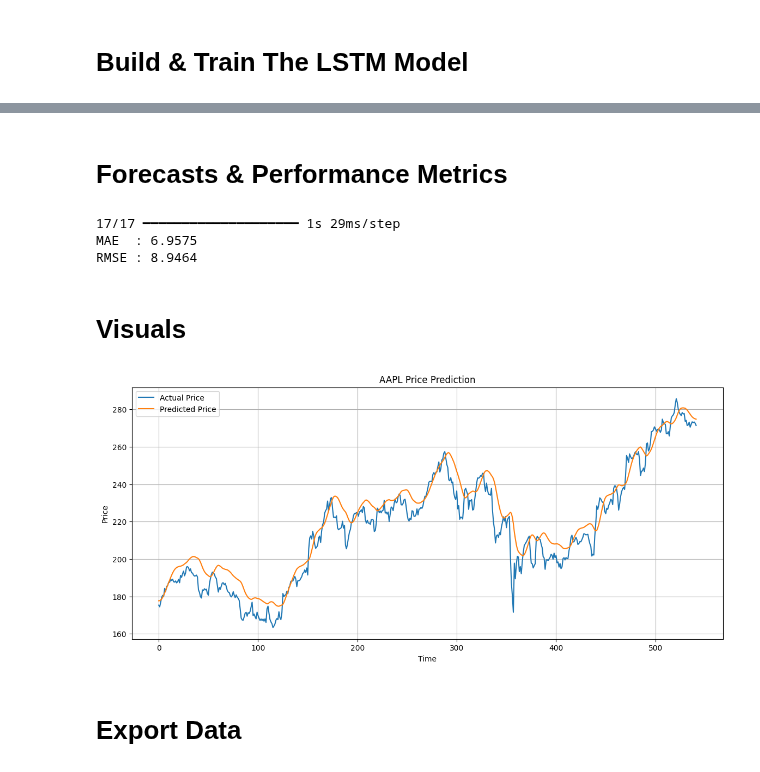
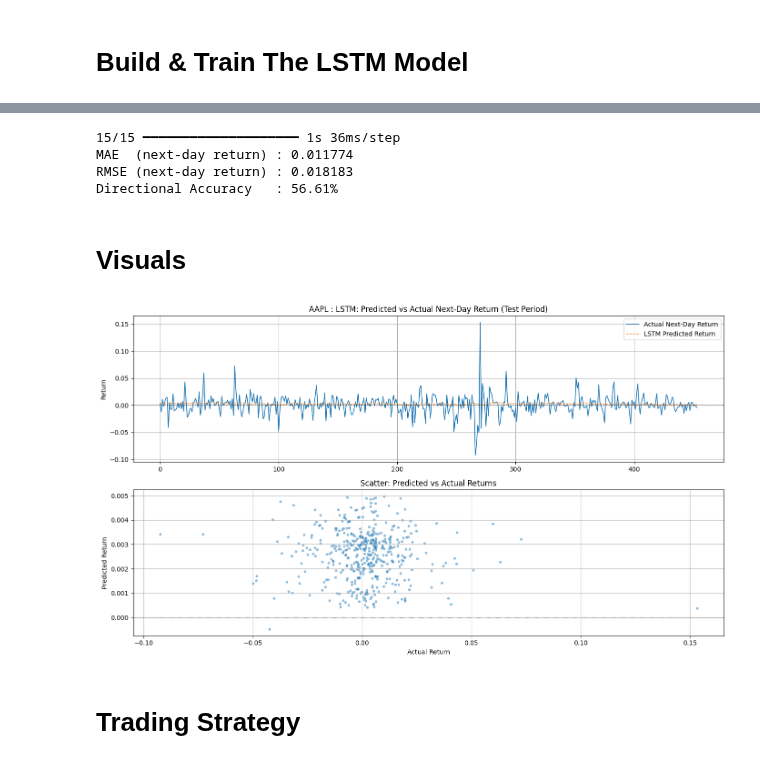
Before and after one commit to aachen-investment-club/AIC-ML, a Jupyter notebook: prototypes/Models/LSTM/LSTM_template.ipynb, the cells around one changed output, grey strips where cells are left out. Cells and saved outputs as stored; diff of their text form; code cells hidden in the pictures.

Commit message:
adjusted to use LSTM for creating the trading signals

```diff
--- a/prototypes/Models/LSTM/LSTM_template.ipynb
+++ b/prototypes/Models/LSTM/LSTM_template.ipynb
@@ -70,8 +122,7 @@ print("Training samples:", len(X_train), "\nTesting samples:", len(X_test))
 # %%
 model = Sequential()
 
-model.add(LSTM(units=64, return_sequences=True,
-               input_shape=(X_train.shape[1], 1)))
+model.add(LSTM(units=64, return_sequences=True, input_shape=(X_train.shape[1], X_train.shape[2])))
 model.add(Dropout(0.2))
 
 model.add(LSTM(units=64))
@@ -83,11 +134,14 @@ model.compile(optimizer="adam", loss="mean_squared_error")
 
 model.summary()
 
+early_stop = EarlyStopping(monitor="val_loss", patience=5, restore_best_weights=True)
+
 history = model.fit(
     X_train,
     y_train,
-    epochs=10,
+    epochs=50,
     batch_size=32,
     validation_data=(X_test, y_test),
+    callbacks=[early_stop],
     verbose=1
 )
@@ -94,41 +184,46 @@ history = model.fit(
-# %% [markdown]
-# Forecasts & Performance Metrics
 # %%
-# Forecast scaled values
-predictions = model.predict(X_test)
+# prediction on test data
+pred_return_scaled = model.predict(X_test)
 
-# Inverse transform
-predictions = scaler.inverse_transform(predictions.reshape(-1,1))
-y_test_actual = scaler.inverse_transform(y_test.reshape(-1,1))
+# inverse-transform to unscale the scaled data
+pred_returns   = target_scaler.inverse_transform(pred_return_scaled).flatten()
+actual_returns = target_scaler.inverse_transform(y_test.reshape(-1, 1)).flatten()
 
-predictions[:5]
+mae  = mean_absolute_error(actual_returns, pred_returns)
+rmse = np.sqrt(mean_squared_error(actual_returns, pred_returns))
+direction_acc = np.mean(np.sign(pred_returns) == np.sign(actual_returns))
 
-mae = mean_absolute_error(y_test_actual, predictions)
-rmse = np.sqrt(mean_squared_error(y_test_actual, predictions))
-
-print(f"MAE  : {mae:.4f}")
-print(f"RMSE : {rmse:.4f}")
+print(f"MAE  (next-day return) : {mae:.6f}")
+print(f"RMSE (next-day return) : {rmse:.6f}")
+print(f"Directional Accuracy   : {direction_acc:.2%}")
 # %% [output]
-17/17 ━━━━━━━━━━━━━━━━━━━━ 1s 29ms/step
-MAE  : 6.9575
-RMSE : 8.9464
+15/15 ━━━━━━━━━━━━━━━━━━━━ 1s 36ms/step
+MAE  (next-day return) : 0.011774
+RMSE (next-day return) : 0.018183
+Directional Accuracy   : 56.61%
 # %% [markdown]
 # Visuals
 # %%
-plt.figure(figsize=(14,6))
+fig, axes = plt.subplots(2, 1, figsize=(14, 8))
 
-plt.plot(y_test_actual, label="Actual Price")
-plt.plot(predictions, label="Predicted Price")
+axes[0].plot(actual_returns, label="Actual Next-Day Return", linewidth=1.2)
+axes[0].plot(pred_returns,   label="LSTM Predicted Return", linestyle="--", linewidth=1)
+axes[0].axhline(0, color="black", linewidth=0.8, linestyle=":")
+axes[0].set_title(f"{ticker} : LSTM: Predicted vs Actual Next-Day Return (Test Period)")
+axes[0].set_ylabel("Return")
+axes[0].legend(); axes[0].grid(True)
 
-plt.title(f"{ticker} Price Prediction")
-plt.xlabel("Time")
-plt.ylabel("Price")
+axes[1].scatter(actual_returns, pred_returns, alpha=0.4, s=10)
+axes[1].axhline(0, color="black", linewidth=0.6, linestyle=":")
+axes[1].axvline(0, color="black", linewidth=0.6, linestyle=":")
+axes[1].set_xlabel("Actual Return")
+axes[1].set_ylabel("Predicted Return")
+axes[1].set_title("Scatter: Predicted vs Actual Returns")
+axes[1].grid(True)
 
-plt.legend()
-plt.grid(True)
-
+plt.tight_layout()
 plt.show()
 # %% [output]
-[figure, old version]
+[figure, new version]
-# %% [markdown]
-# Export Data
+# %% [markdown]
+# Trading Strategy
```
Also changed, not shown: parts of 13 cells of this notebook.
